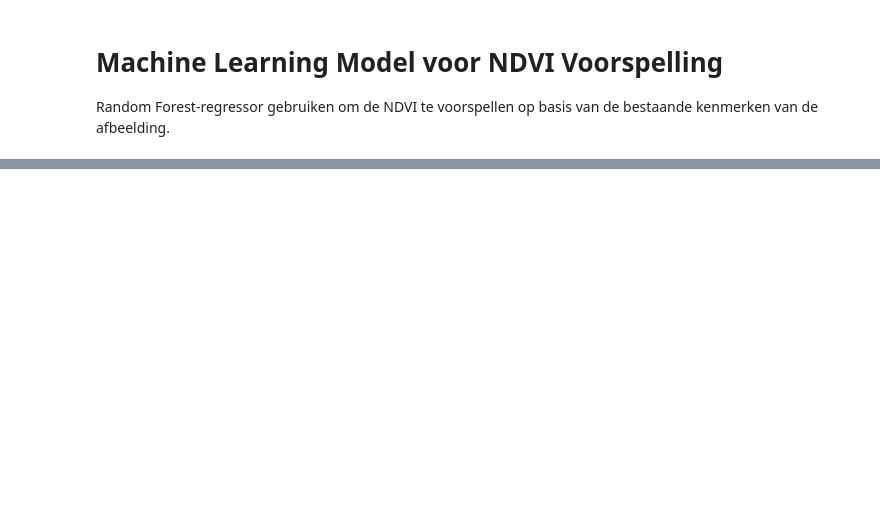
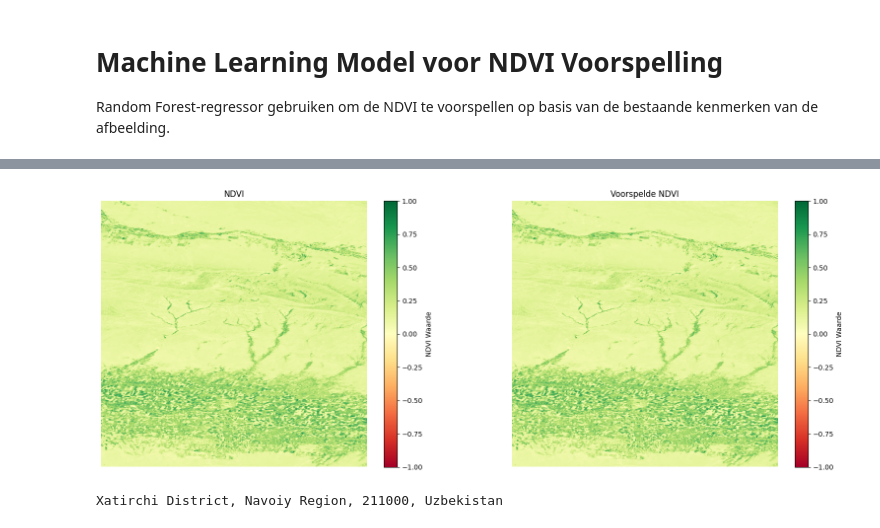
Before and after one commit to BersGoud/Trends-In-AI-Sentinel-2, a Jupyter notebook: Bers-Loïc_Trends-In-AI_Labo6_Sattelite.ipynb, the cells around one changed output, grey strips where cells are left out. Saved outputs shown, nothing was run; the diff lists cells and outputs as text; code cells hidden in the pictures; blank space fills up the shorter version.

```diff
--- a/Bers-Loïc_Trends-In-AI_Labo6_Sattelite.ipynb
+++ b/Bers-Loïc_Trends-In-AI_Labo6_Sattelite.ipynb
@@ -286,0 +266,78 @@ Bekijk de locatie op Google Maps: https://www.google.com/maps?q=49.4818865184818
+# %%
+def visualize_ndvi_and_prediction(ndvi, predicted_ndvi, location_name, center_lat, center_lon):
+    # Set the color map for NDVI visualization
+    norm = mcolors.Normalize(vmin=-1, vmax=1)
+    cmap = plt.cm.RdYlGn
+
+    # Create subplots for the images
+    fig, axes = plt.subplots(1, 2, figsize=(18, 6))
+
+    # NDVI image
+    im = axes[0].imshow(ndvi, cmap=cmap, norm=norm)  # Use axes[0] for the first subplot
+    axes[0].set_title("NDVI")
+    axes[0].axis('off')
+
+    # Add a colorbar next to the NDVI plot
+    cbar = plt.colorbar(im, ax=axes[0], fraction=0.046, pad=0.04)
+    cbar.set_label('NDVI Waarde')
+
+    # Predicted NDVI
+    im_pred = axes[1].imshow(predicted_ndvi, cmap=cmap, norm=norm)  # Use axes[1] for the second subplot
+    axes[1].set_title("Voorspelde NDVI")
+    axes[1].axis('off')
+
+    # Add a colorbar next to the Predicted NDVI plot
+    cbar = plt.colorbar(im_pred, ax=axes[1], fraction=0.046, pad=0.04)
+    cbar.set_label('NDVI Waarde')
+
+    plt.tight_layout()
+    plt.show()
+
+    # Create a Folium map for the location with a satellite-like layer (Esri satellite)
+    map = folium.Map(location=[center_lat, center_lon], zoom_start=10)  # Create the map object first
+
+    # Add Esri Satellite tile layer
+    folium.TileLayer(
+        tiles='https://server.arcgisonline.com/ArcGIS/rest/services/World_Imagery/MapServer/tile/{z}/{y}/{x}',
+        attr='Esri',
+        name='Esri Satellite',
+        overlay=False,
+        control=True
+    ).add_to(map)
+
+    # Add a marker for the location with location name in the popup
+    folium.Marker([center_lat, center_lon], popup=location_name).add_to(map)
+
+    # Fetch country borders (GeoJSON data)
+    try:
+        # Using a working source for country borders (natural earth data)
+        url = "https://raw.githubusercontent.com/PublicaMundi/MappingAPI/master/data/geojson/countries.geojson"
+        response = requests.get(url)
+
+        # Check if the response status is OK and parse the content
+        if response.status_code == 200:
+            countries_geo = response.json()  # Parse the GeoJSON
+            folium.GeoJson(countries_geo, name="Country Borders", overlay=True).add_to(map)
+        else:
+            print(f"Error fetching GeoJSON: {response.status_code}")
+    except requests.exceptions.RequestException as e:
+        print(f"Request failed: {e}")
+    except ValueError as e:
+        print(f"Failed to decode JSON: {e}")
+
+    # Add a control layer to show/hide the country borders
+    folium.LayerControl().add_to(map)
+
+    # Add Google Maps link to location
+    google_maps_url = f"https://www.google.com/maps/@{center_lat},{center_lon},15z"  # Modify the zoom level as needed
+    folium.Marker([center_lat, center_lon], popup=f'<a href="{google_maps_url}" target="_blank">Open in Google Maps</a>').add_to(map)
+
+    # Display the map directly in the notebook
+    print(location_name)
+    display(map)
+
+# Example call with the correct image data and parameters
+visualize_ndvi_and_prediction(ndvi_images[-1], predicted_ndvi, location_name, center_lat, center_lon)
+# %% [output]
+[figure, added]
+Xatirchi District, Navoiy Region, 211000, Uzbekistan
```
Also changed, not shown: parts of 7 cells of this notebook, 1 other file.
